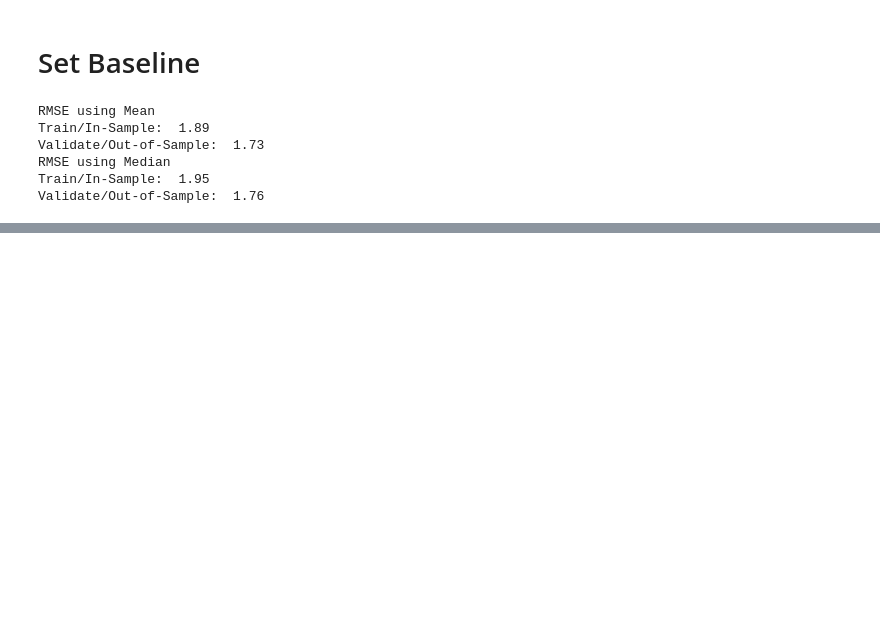
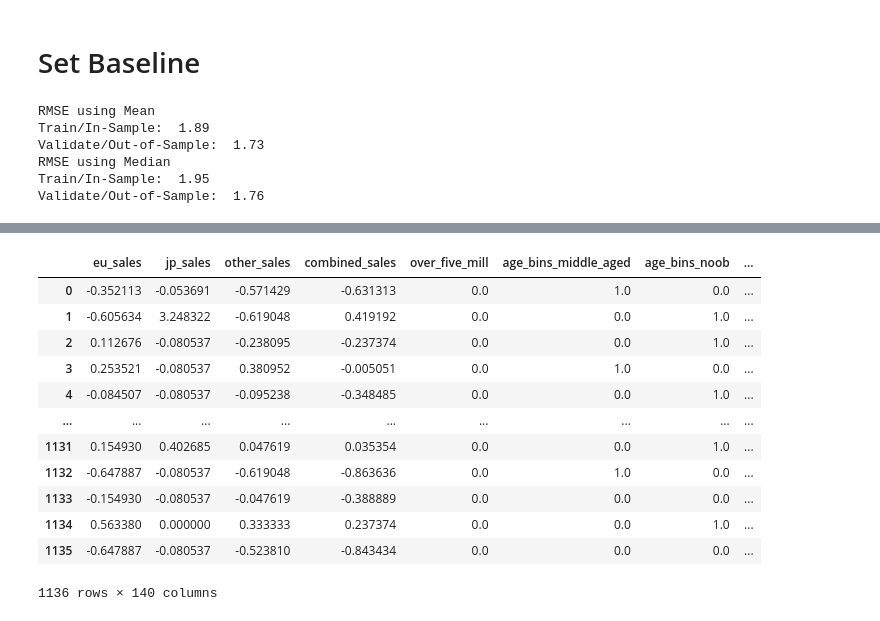
Before and after one commit to brentschriver/press_start, a Jupyter notebook: press-start-final-notebook.ipynb, the cells around one changed output, grey strips where cells are left out. Cells and saved outputs as stored; diff of their text form; code cells hidden in the pictures; blank space fills up the shorter version.

```diff
--- a/press-start-final-notebook.ipynb
+++ b/press-start-final-notebook.ipynb
@@ -176,0 +380,16 @@ Validation/Out-of-Sample:  0.23492651363619657
+# %%
+X_train_scaled
+# %% [output]
+|  | eu_sales | jp_sales | other_sales | combined_sales | over_five_mill | age_bins_middle_aged | age_bins_noob | ... |
+| 0 | -0.352113 | -0.053691 | -0.571429 | -0.631313 | 0.0 | 1.0 | 0.0 | ... |
+| 1 | -0.605634 | 3.248322 | -0.619048 | 0.419192 | 0.0 | 0.0 | 1.0 | ... |
+| 2 | 0.112676 | -0.080537 | -0.238095 | -0.237374 | 0.0 | 0.0 | 1.0 | ... |
+| 3 | 0.253521 | -0.080537 | 0.380952 | -0.005051 | 0.0 | 1.0 | 0.0 | ... |
+| 4 | -0.084507 | -0.080537 | -0.095238 | -0.348485 | 0.0 | 0.0 | 1.0 | ... |
+| ... | ... | ... | ... | ... | ... | ... | ... | ... |
+| 1131 | 0.154930 | 0.402685 | 0.047619 | 0.035354 | 0.0 | 0.0 | 1.0 | ... |
+| 1132 | -0.647887 | -0.080537 | -0.619048 | -0.863636 | 0.0 | 1.0 | 0.0 | ... |
+| 1133 | -0.154930 | -0.080537 | -0.047619 | -0.388889 | 0.0 | 0.0 | 0.0 | ... |
+| 1134 | 0.563380 | 0.000000 | 0.333333 | 0.237374 | 0.0 | 0.0 | 1.0 | ... |
+| 1135 | -0.647887 | -0.080537 | -0.523810 | -0.843434 | 0.0 | 0.0 | 0.0 | ... |
+1136 rows × 140 columns
```
Also changed, not shown: parts of 38 cells of this notebook, 3 other files.
